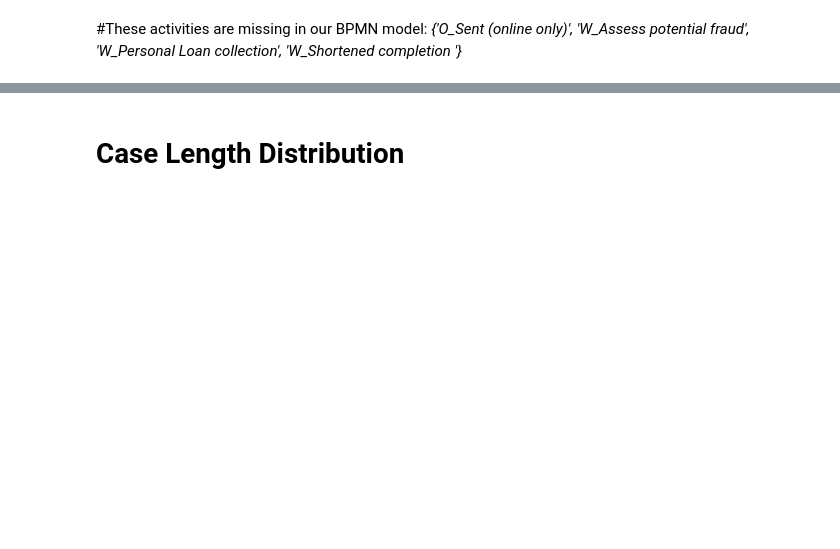
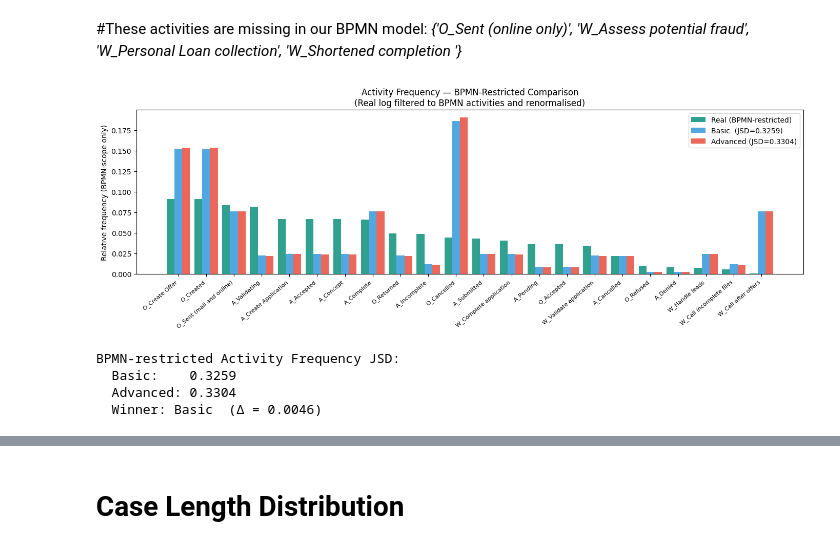
Before and after one commit to mbrieg/bppso-groupwork, a Jupyter notebook: decision_analysis/decision_evaluation.ipynb, the cells around one changed output, grey strips where cells are left out. Cells and saved outputs as stored; diff of their text form; code cells hidden in the pictures; blank space fills up the shorter version.

```diff
--- a/decision_analysis/decision_evaluation.ipynb
+++ b/decision_analysis/decision_evaluation.ipynb
@@ -270,3 +276,69 @@ plt.show()
  'W_Assess potential fraud',
  'W_Personal Loan collection',
  'W_Shortened completion '}*
+# %%
+
+# BPMN-Restricted Activity Frequency Comparison
+# Question: "Given only what our BPMN model can represent,
+#            how close is the simulation to the real process?"
+#
+# Method:
+#   1. Filter real log to BPMN activities only → renormalise
+#   2. Filter sim logs to BPMN activities only → renormalise
+#   3. Compare: this removes the structural gap (activities not in BPMN)
+#      and shows purely how well the simulation replicates the real process
+#      within the modelled scope.
+
+BPMN_ACTS = {
+    'A_Accepted','A_Cancelled','A_Complete','A_Concept','A_Create Application',
+    'A_Denied','A_Incomplete','A_Pending','A_Submitted','A_Validating',
+    'O_Accepted','O_Cancelled','O_Create Offer','O_Created','O_Refused',
+    'O_Returned','O_Sent (mail and online)','W_Call after offers',
+    'W_Call incomplete files','W_Complete application','W_Handle leads',
+    'W_Validate application'
+}
+
+def bpmn_restricted_freq(df, bpmn_acts):
+    counts = df[df["concept:name"].isin(bpmn_acts)]["concept:name"].value_counts()
+    return (counts / counts.sum()).to_dict()
+
+real_af_bpmn  = bpmn_restricted_freq(real_df,      BPMN_ACTS)
+basic_af_bpmn = bpmn_restricted_freq(df_basic_comp, BPMN_ACTS)
+adv_af_bpmn   = bpmn_restricted_freq(df_adv_comp,   BPMN_ACTS)
+
+jsd_basic_bpmn = jsd_metric(real_af_bpmn, basic_af_bpmn)
+jsd_adv_bpmn   = jsd_metric(real_af_bpmn, adv_af_bpmn)
+
+# Sort activities by real log frequency
+acts_sorted = sorted(real_af_bpmn.keys(), key=lambda a: -real_af_bpmn[a])
+x = np.arange(len(acts_sorted))
+width = 0.28
+
+fig, ax = plt.subplots(figsize=(14, 5))
+ax.bar(x - width, [real_af_bpmn.get(a, 0)  for a in acts_sorted],
+       width, label="Real (BPMN-restricted)", color=c_real,      alpha=0.85)
+ax.bar(x,          [basic_af_bpmn.get(a, 0) for a in acts_sorted],
+       width, label=f"Basic  (JSD={jsd_basic_bpmn:.4f})",        color=c_basic,    alpha=0.85)
+ax.bar(x + width,  [adv_af_bpmn.get(a, 0)   for a in acts_sorted],
+       width, label=f"Advanced (JSD={jsd_adv_bpmn:.4f})",        color=c_advanced, alpha=0.85)
+
+ax.set_xticks(x)
+ax.set_xticklabels(acts_sorted, rotation=40, ha="right", fontsize=8)
+ax.set_ylabel("Relative frequency (BPMN-scope only)")
+ax.set_title("Activity Frequency — BPMN-Restricted Comparison\n"
+             "(Real log filtered to BPMN activities and renormalised)")
+ax.legend()
+fig.tight_layout()
+plt.show()
+
+print(f"BPMN-restricted Activity Frequency JSD:")
+print(f"  Basic:    {jsd_basic_bpmn:.4f}")
+print(f"  Advanced: {jsd_adv_bpmn:.4f}")
+winner = "Advanced" if jsd_adv_bpmn < jsd_basic_bpmn else "Basic"
+print(f"  Winner: {winner}  (Δ = {abs(jsd_adv_bpmn - jsd_basic_bpmn):.4f})")
+# %% [output]
+[figure, added]
+BPMN-restricted Activity Frequency JSD:
+  Basic:    0.3259
+  Advanced: 0.3304
+  Winner: Basic  (Δ = 0.0046)
```
Also changed, not shown: parts of 16 cells of this notebook, 12 other files.
